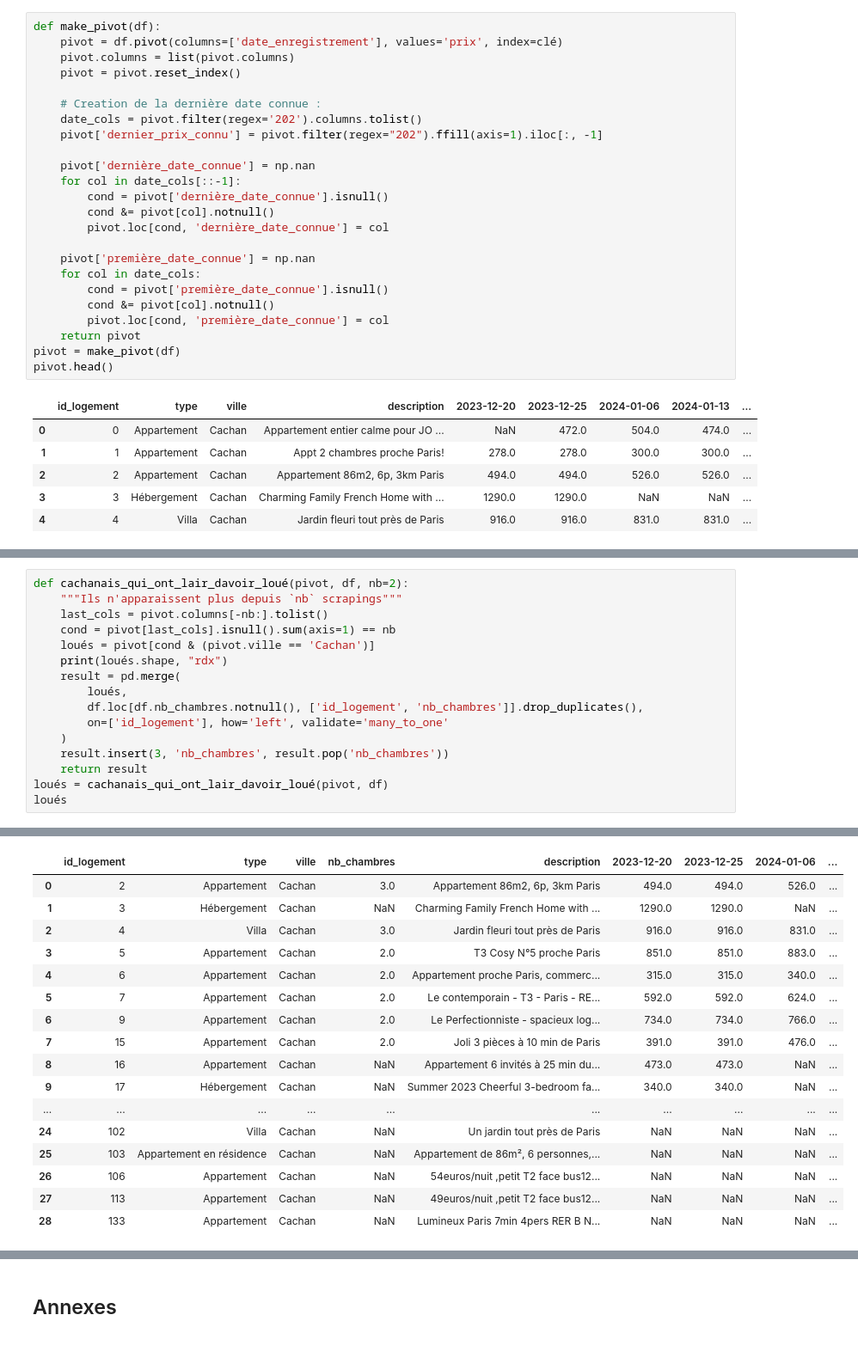
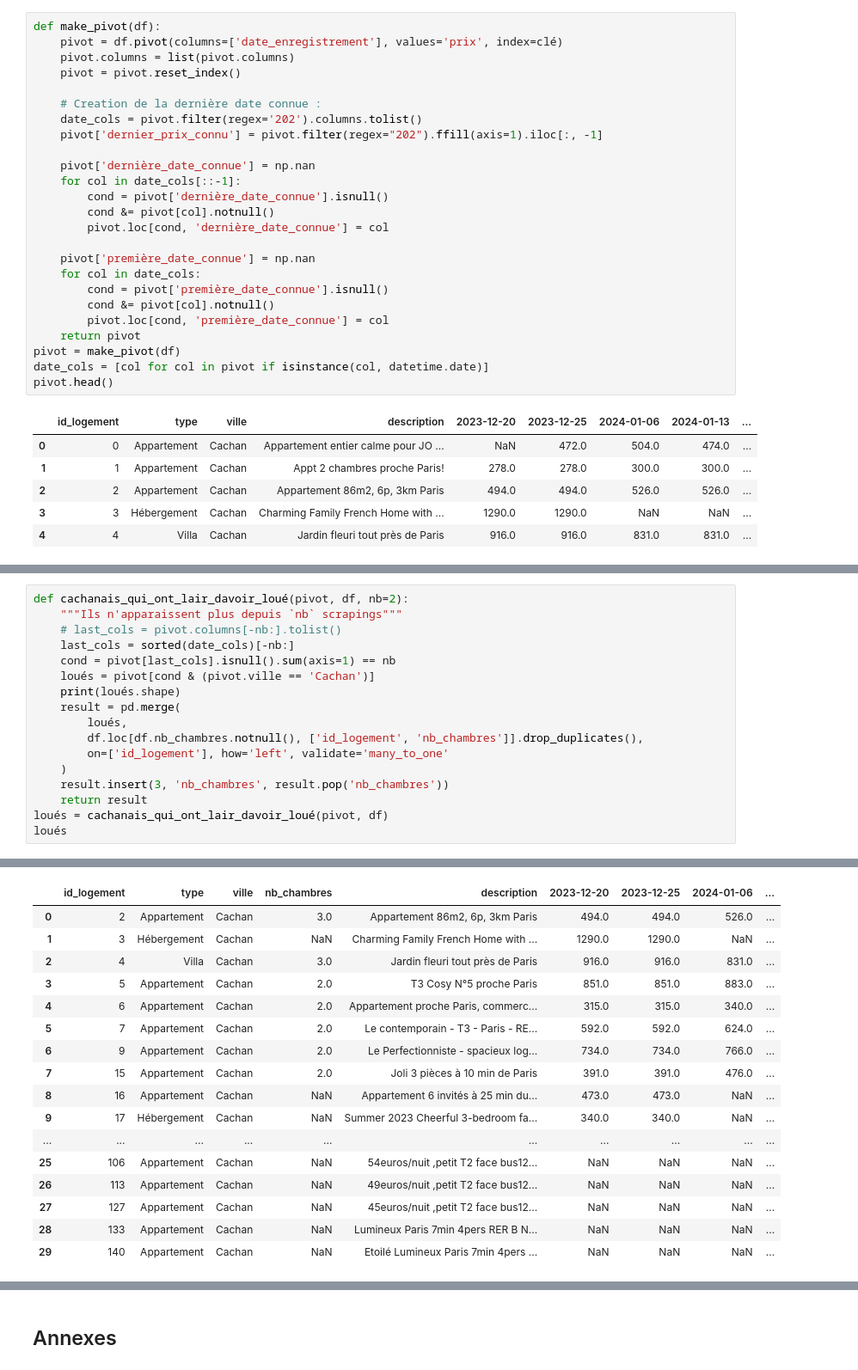
Before and after one commit to PierreDesmet/AirBNB_JO_2024, a Jupyter notebook: Analyses.ipynb, the cells around one changed output, grey strips where cells are left out. Shown at 86% size. Saved outputs shown, nothing was run; the diff lists cells and outputs as text.

```diff
--- a/Analyses.ipynb
+++ b/Analyses.ipynb
@@ -133,6 +134,7 @@ def make_pivot(df):
         pivot.loc[cond, 'première_date_connue'] = col
     return pivot
 pivot = make_pivot(df)
+date_cols = [col for col in pivot if isinstance(col, datetime.date)]
 pivot.head()
 # %% [output]
 |  | id_logement | type | ville | description | 2023-12-20 | 2023-12-25 | 2024-01-06 | 2024-01-13 | ... |
@@ -155,10 +157,11 @@ concat
 # %%
 def cachanais_qui_ont_lair_davoir_loué(pivot, df, nb=2):
     """Ils n'apparaissent plus depuis `nb` scrapings"""
-    last_cols = pivot.columns[-nb:].tolist()
+    # last_cols = pivot.columns[-nb:].tolist()
+    last_cols = sorted(date_cols)[-nb:]
     cond = pivot[last_cols].isnull().sum(axis=1) == nb
     loués = pivot[cond & (pivot.ville == 'Cachan')]
-    print(loués.shape, "rdx")
+    print(loués.shape)
     result = pd.merge(
         loués,
         df.loc[df.nb_chambres.notnull(), ['id_logement', 'nb_chambres']].drop_duplicates(),
@@ -173,19 +176,19 @@ loués
 |  | id_logement | type | ville | nb_chambres | description | 2023-12-20 | 2023-12-25 | 2024-01-06 | ... |
 | 0 | 2 | Appartement | Cachan | 3.0 | Appartement 86m2, 6p, 3km Paris | 494.0 | 494.0 | 526.0 | ... |
 | 1 | 3 | Hébergement | Cachan | NaN | Charming Family French Home with ... | 1290.0 | 1290.0 | NaN | ... |
 | 2 | 4 | Villa | Cachan | 3.0 | Jardin fleuri tout près de Paris | 916.0 | 916.0 | 831.0 | ... |
 | 3 | 5 | Appartement | Cachan | 2.0 | T3 Cosy N°5 proche Paris | 851.0 | 851.0 | 883.0 | ... |
 | 4 | 6 | Appartement | Cachan | 2.0 | Appartement proche Paris, commerc... | 315.0 | 315.0 | 340.0 | ... |
 | 5 | 7 | Appartement | Cachan | 2.0 | Le contemporain - T3 - Paris - RE... | 592.0 | 592.0 | 624.0 | ... |
 | 6 | 9 | Appartement | Cachan | 2.0 | Le Perfectionniste - spacieux log... | 734.0 | 734.0 | 766.0 | ... |
 | 7 | 15 | Appartement | Cachan | 2.0 | Joli 3 pièces à 10 min de Paris | 391.0 | 391.0 | 476.0 | ... |
 | 8 | 16 | Appartement | Cachan | NaN | Appartement 6 invités à 25 min du... | 473.0 | 473.0 | NaN | ... |
 | 9 | 17 | Hébergement | Cachan | NaN | Summer 2023 Cheerful 3-bedroom fa... | 340.0 | 340.0 | NaN | ... |
 | ... | ... | ... | ... | ... | ... | ... | ... | ... | ... |
-| 24 | 102 | Villa | Cachan | NaN | Un jardin tout près de Paris | NaN | NaN | NaN | ... |
-| 25 | 103 | Appartement en résidence | Cachan | NaN | Appartement de 86m², 6 personnes,... | NaN | NaN | NaN | ... |
-| 26 | 106 | Appartement | Cachan | NaN | 54euros/nuit ,petit T2 face bus12... | NaN | NaN | NaN | ... |
-| 27 | 113 | Appartement | Cachan | NaN | 49euros/nuit ,petit T2 face bus12... | NaN | NaN | NaN | ... |
+| 25 | 106 | Appartement | Cachan | NaN | 54euros/nuit ,petit T2 face bus12... | NaN | NaN | NaN | ... |
+| 26 | 113 | Appartement | Cachan | NaN | 49euros/nuit ,petit T2 face bus12... | NaN | NaN | NaN | ... |
+| 27 | 127 | Appartement | Cachan | NaN | 45euros/nuit ,petit T2 face bus12... | NaN | NaN | NaN | ... |
 | 28 | 133 | Appartement | Cachan | NaN | Lumineux Paris 7min 4pers RER B N... | NaN | NaN | NaN | ... |
+| 29 | 140 | Appartement | Cachan | NaN | Etoilé Lumineux Paris 7min 4pers ... | NaN | NaN | NaN | ... |
 # %%
 def cachanais_qui_ont_modifié_leur_prix(pivot):
```
Also changed, not shown: parts of 15 cells of this notebook, 2 other files.
